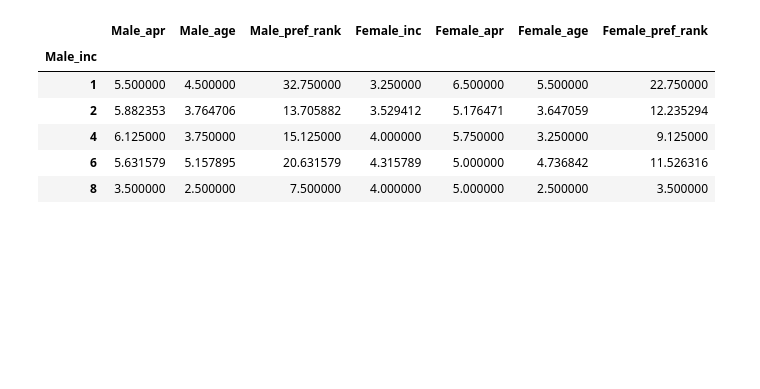
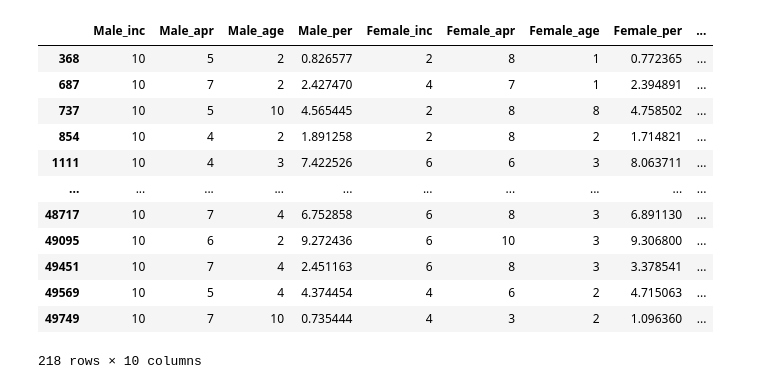
Before and after one commit to tetsukamen/matching-simulation, a Jupyter notebook: analyze.ipynb, the cells around one changed output. Cells and saved outputs as stored; diff of their text form; code cells hidden in the pictures; blank space fills up the shorter version.

```diff
--- a/analyze.ipynb
+++ b/analyze.ipynb
@@ -55,11 +51,18 @@ See the caveats in the documentation: https://pandas.pydata.org/pandas-docs/stab
 # %%
 target_columns = ["Male_inc", "Male_apr", "Male_age", "Male_pref_rank", "Female_inc", "Female_apr", "Female_age", "Female_pref_rank"]
-df.loc[:, target_columns].groupby("Male_inc").mean()
-# %% [output]
-|  | Male_apr | Male_age | Male_pref_rank | Female_inc | Female_apr | Female_age | Female_pref_rank |
-| Male_inc |  |  |  |  |  |  |  |
-| 1 | 5.500000 | 4.500000 | 32.750000 | 3.250000 | 6.500000 | 5.500000 | 22.750000 |
-| 2 | 5.882353 | 3.764706 | 13.705882 | 3.529412 | 5.176471 | 3.647059 | 12.235294 |
-| 4 | 6.125000 | 3.750000 | 15.125000 | 4.000000 | 5.750000 | 3.250000 | 9.125000 |
-| 6 | 5.631579 | 5.157895 | 20.631579 | 4.315789 | 5.000000 | 4.736842 | 11.526316 |
-| 8 | 3.500000 | 2.500000 | 7.500000 | 4.000000 | 5.000000 | 2.500000 | 3.500000 |
+# %%
+df[df["Male_inc"]==10]
+# %% [output]
+|  | Male_inc | Male_apr | Male_age | Male_per | Female_inc | Female_apr | Female_age | Female_per | ... |
+| 368 | 10 | 5 | 2 | 0.826577 | 2 | 8 | 1 | 0.772365 | ... |
+| 687 | 10 | 7 | 2 | 2.427470 | 4 | 7 | 1 | 2.394891 | ... |
+| 737 | 10 | 5 | 10 | 4.565445 | 2 | 8 | 8 | 4.758502 | ... |
+| 854 | 10 | 4 | 2 | 1.891258 | 2 | 8 | 2 | 1.714821 | ... |
+| 1111 | 10 | 4 | 3 | 7.422526 | 6 | 6 | 3 | 8.063711 | ... |
+| ... | ... | ... | ... | ... | ... | ... | ... | ... | ... |
+| 48717 | 10 | 7 | 4 | 6.752858 | 6 | 8 | 3 | 6.891130 | ... |
+| 49095 | 10 | 6 | 2 | 9.272436 | 6 | 10 | 3 | 9.306800 | ... |
+| 49451 | 10 | 7 | 4 | 2.451163 | 6 | 8 | 3 | 3.378541 | ... |
+| 49569 | 10 | 5 | 4 | 4.374454 | 4 | 6 | 2 | 4.715063 | ... |
+| 49749 | 10 | 7 | 10 | 0.735444 | 4 | 3 | 2 | 1.096360 | ... |
+218 rows × 10 columns
```
Also changed, not shown: parts of 6 cells of this notebook, 8 other files.
